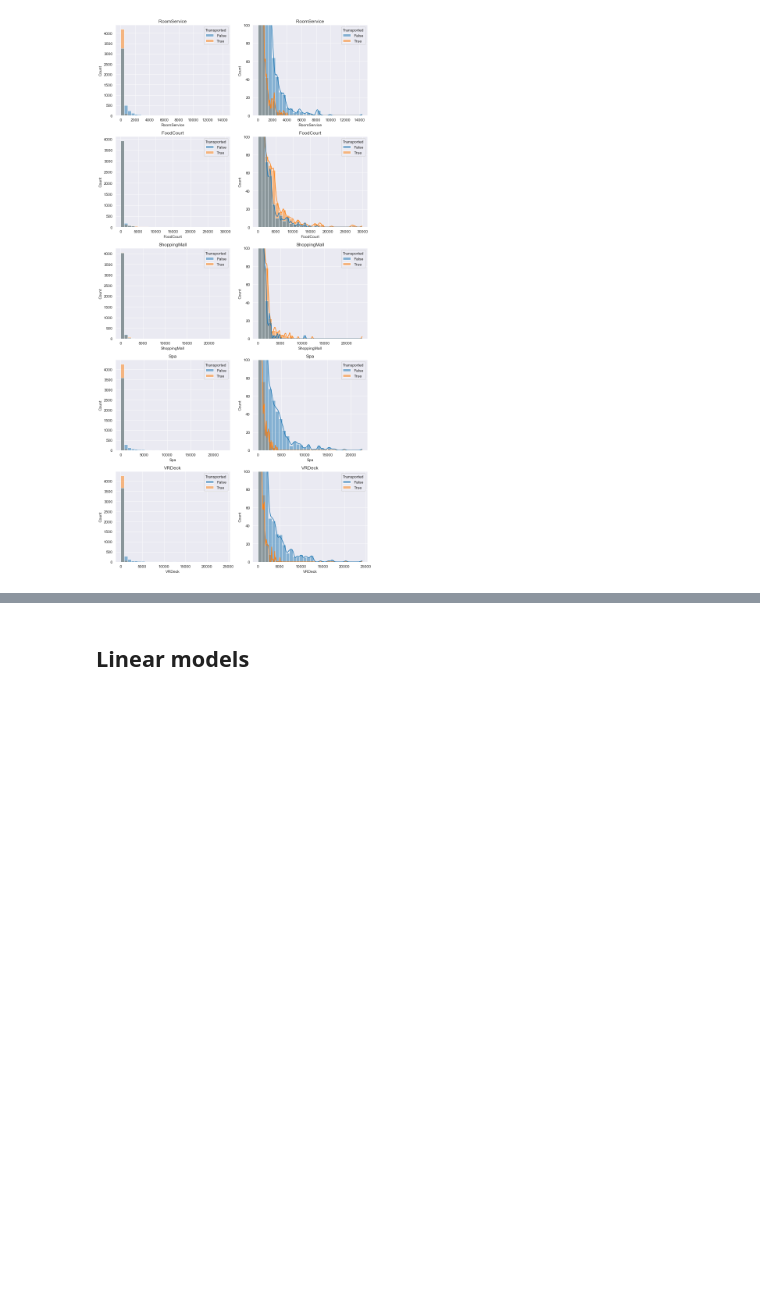
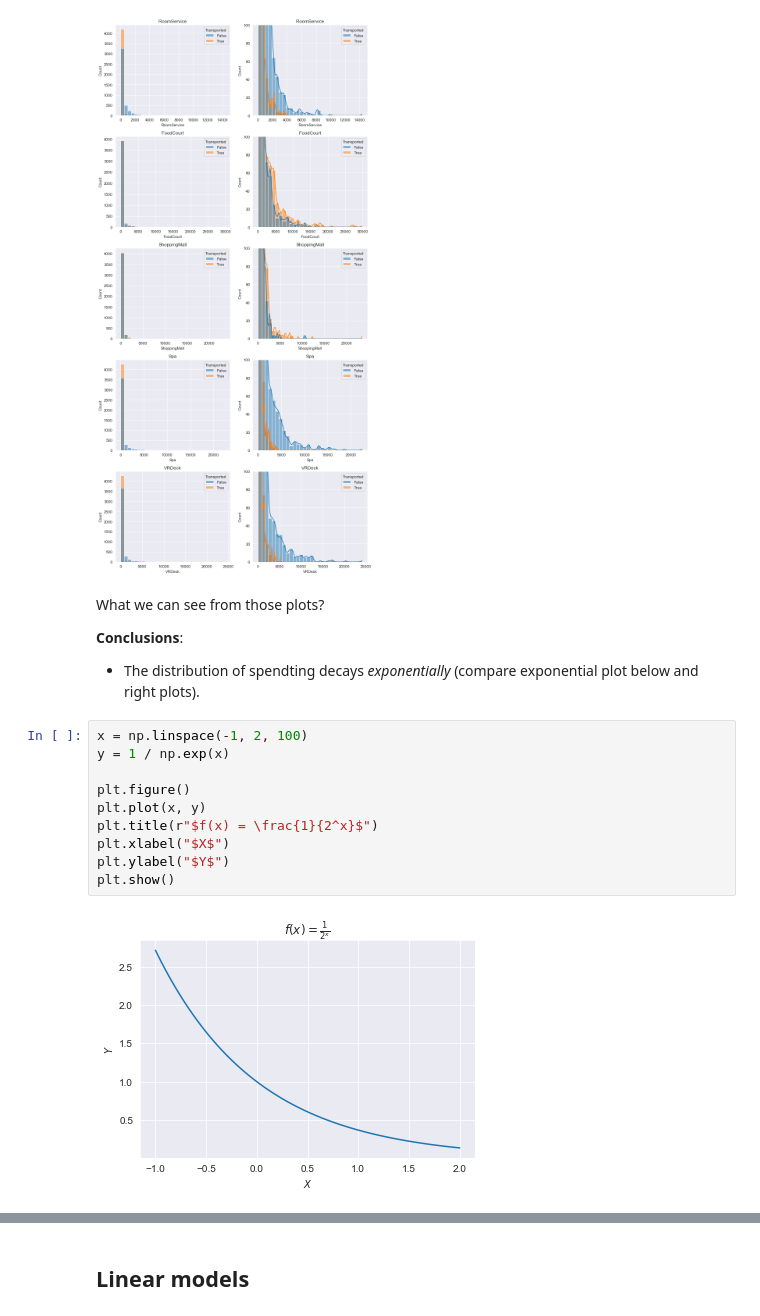
Before and after one commit to Ark3M/Kaggle-competitions, a Jupyter notebook: Spaceship Titanic/Titanic.ipynb, the cells around one changed output, grey strips where cells are left out. Drawn from its saved outputs; the diff is of its cells as text; blank space fills up the shorter version.

```diff
--- a/Spaceship Titanic/Titanic.ipynb
+++ b/Spaceship Titanic/Titanic.ipynb
@@ -192,3 +192,20 @@ fig.tight_layout()
 plt.show()
 # %% [output]
 [figure]
+# %% [markdown]
+What we can see from those plots?
+
+**Conclusions**:
++ The distribution of spendting decays *exponentially* (compare exponential plot below and right plots).
+# %%
+x = np.linspace(-1, 2, 100)
+y = 1 / np.exp(x)
+
+plt.figure()
+plt.plot(x, y)
+plt.title(r"$f(x) = \frac{1}{2^x}$")
+plt.xlabel("$X$")
+plt.ylabel("$Y$")
+plt.show()
+# %% [output]
+[figure, added]
```
Also changed, not shown: parts of 4 cells of this notebook.
